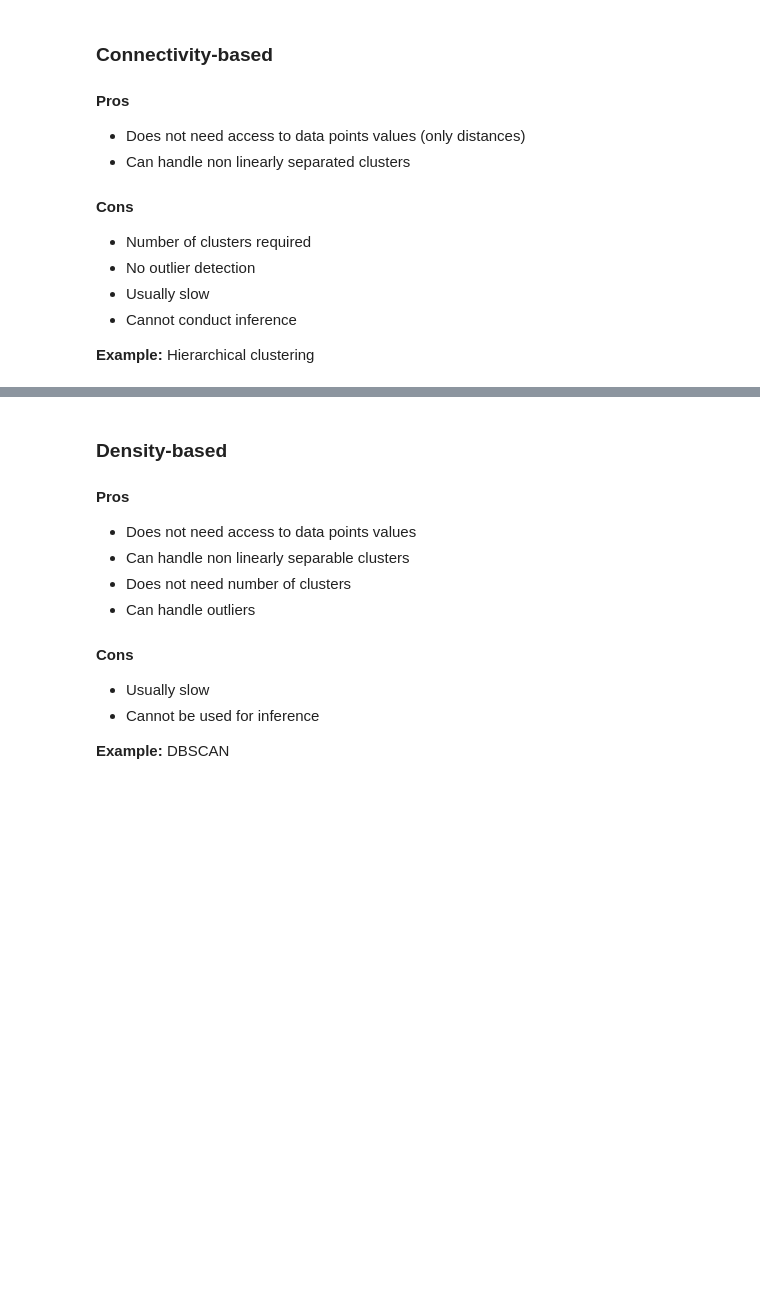
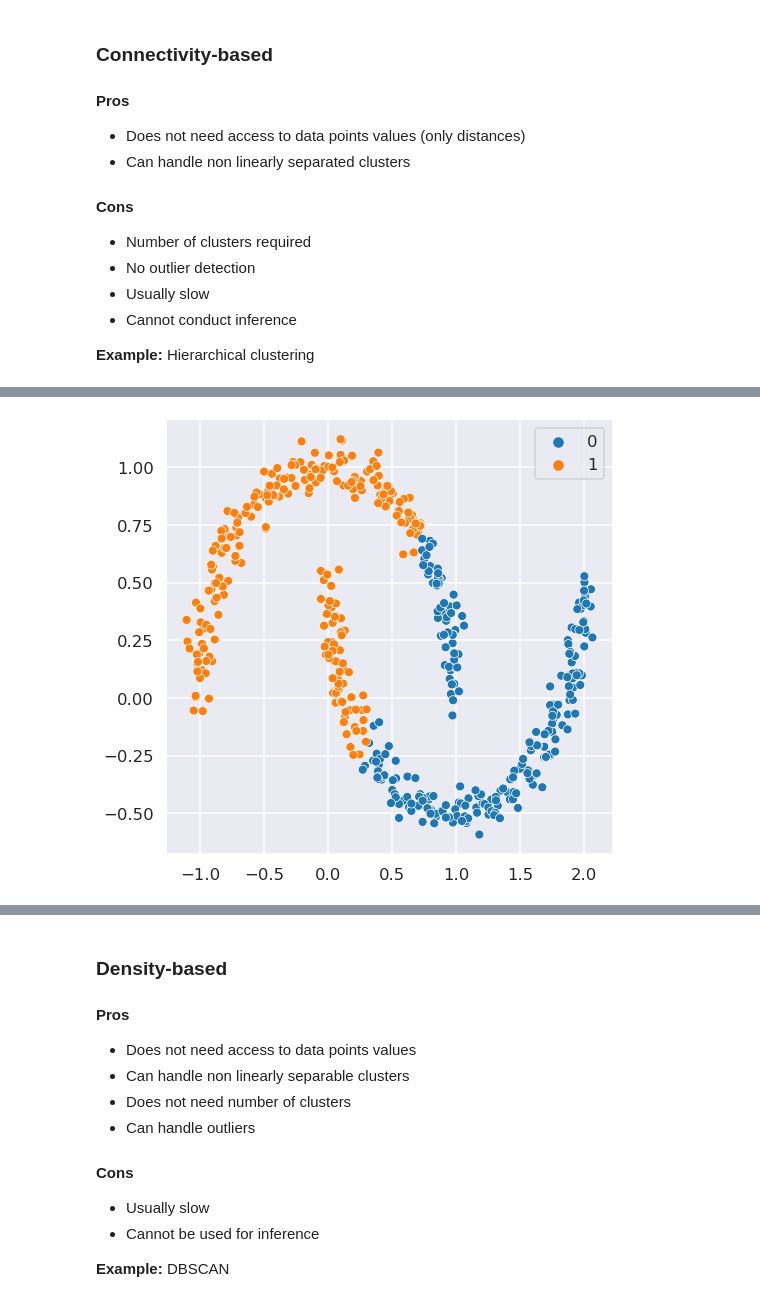
Before and after one commit to jorisguerin/clusteringLectures, a Jupyter notebook: Lectures/Slides_intro_clustering.ipynb, the cells around one changed output, grey strips where cells are left out. Drawn from its saved outputs; the diff is of its cells as text; code cells hidden in the pictures; blank space fills up the shorter version.

```diff
--- a/Lectures/Slides_intro_clustering.ipynb
+++ b/Lectures/Slides_intro_clustering.ipynb
@@ -278,0 +301,6 @@ __Example:__ Hierarchical clustering
+# %%
+clusters_partitioning =KMeans(2).fit_predict(data)
+sns.scatterplot(x=data[:, 0], y=data[:, 1], hue=clusters_partitioning, palette="tab10")
+plt.show()
+# %% [output]
+[figure, added]
```
Also changed, not shown: parts of 14 cells of this notebook.
